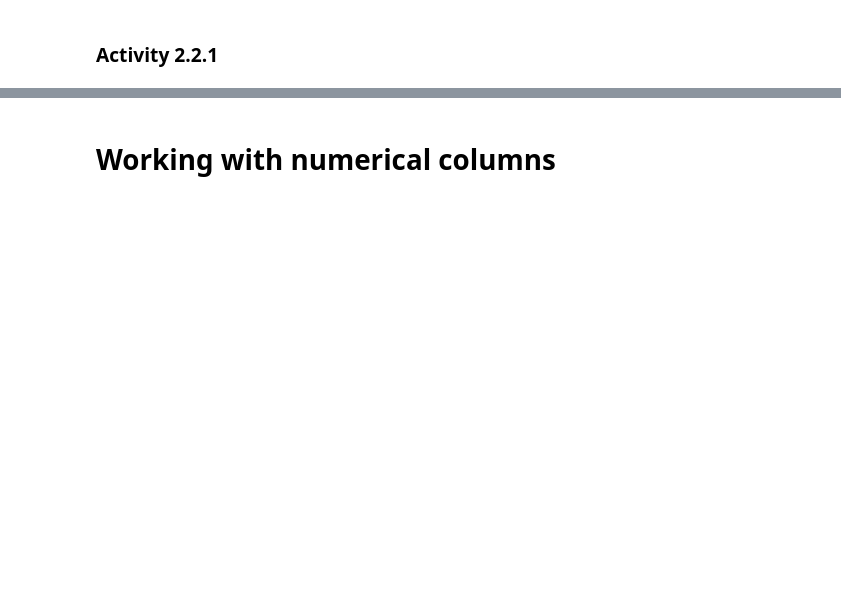
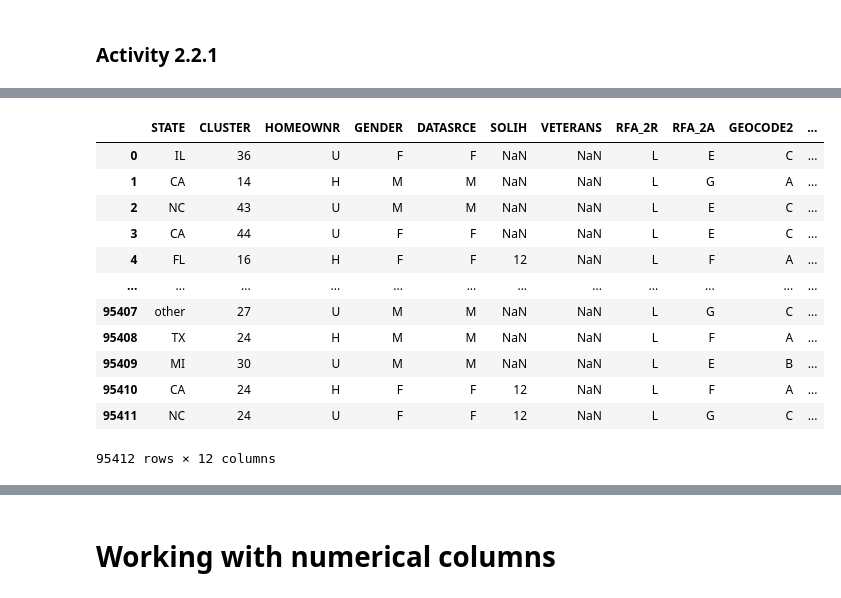
Before and after one commit to fbgr/lab-revisiting-machine-learning, a Jupyter notebook: L. 7.01 7.02 original.ipynb, the cells around one changed output, grey strips where cells are left out. Drawn from its saved outputs; the diff is of its cells as text; code cells hidden in the pictures; blank space fills up the shorter version.

```diff
--- a/L. 7.01 7.02 original.ipynb
+++ b/L. 7.01 7.02 original.ipynb
@@ -376,3 +469,5 @@ categorical.head()
+# %%
+categorical = categorical.drop(['MDMAUD','MAILCODE','NOEXCH'],axis=1)
 # %%
 #End Activity
 # %% [markdown]
@@ -382,5 +484,6 @@ categorical['MDMAUD_R'].value_counts()
 # %%
-drop_list = drop_list + ['MDMAUD_R', 'MDMAUD_F','MDMAUD_A']
+#drop_list = drop_list + ['MDMAUD_R', 'MDMAUD_F','MDMAUD_A']
+drop_list = ['MDMAUD_R', 'MDMAUD_F','MDMAUD_A']
 # %% [markdown]
 Replacing NULL values
 # %%
@@ -400,0 +540,2 @@ categorical['GENDER'] = categorical['GENDER'].fillna('F')
+# %%
+categorical['DATASRCE'] = categorical['GENDER'].fillna(4)
@@ -400,0 +551,2 @@ categorical['GENDER'] = categorical['GENDER'].fillna('F')
+# %%
+categorical['GEOCODE2'] = categorical['GEOCODE2'].fillna('U') #unknown (no match)
@@ -415,5 +603,19 @@ drop_list
 # %%
 categorical = categorical.drop(columns=drop_list)
-categorical.head()
+categorical
+# %% [output]
+|  | STATE | CLUSTER | HOMEOWNR | GENDER | DATASRCE | SOLIH | VETERANS | RFA_2R | RFA_2A | GEOCODE2 | ... |
+| 0 | IL | 36 | U | F | F | NaN | NaN | L | E | C | ... |
+| 1 | CA | 14 | H | M | M | NaN | NaN | L | G | A | ... |
+| 2 | NC | 43 | U | M | M | NaN | NaN | L | E | C | ... |
+| 3 | CA | 44 | U | F | F | NaN | NaN | L | E | C | ... |
+| 4 | FL | 16 | H | F | F | 12 | NaN | L | F | A | ... |
+| ... | ... | ... | ... | ... | ... | ... | ... | ... | ... | ... | ... |
+| 95407 | other | 27 | U | M | M | NaN | NaN | L | G | C | ... |
+| 95408 | TX | 24 | H | M | M | NaN | NaN | L | F | A | ... |
+| 95409 | MI | 30 | U | M | M | NaN | NaN | L | E | B | ... |
+| 95410 | CA | 24 | H | F | F | 12 | NaN | L | F | A | ... |
+| 95411 | NC | 24 | U | F | F | 12 | NaN | L | G | C | ... |
+95412 rows × 12 columns
 # %%
 categorical.isna().sum()
```
Also changed, not shown: parts of 51 cells of this notebook.
